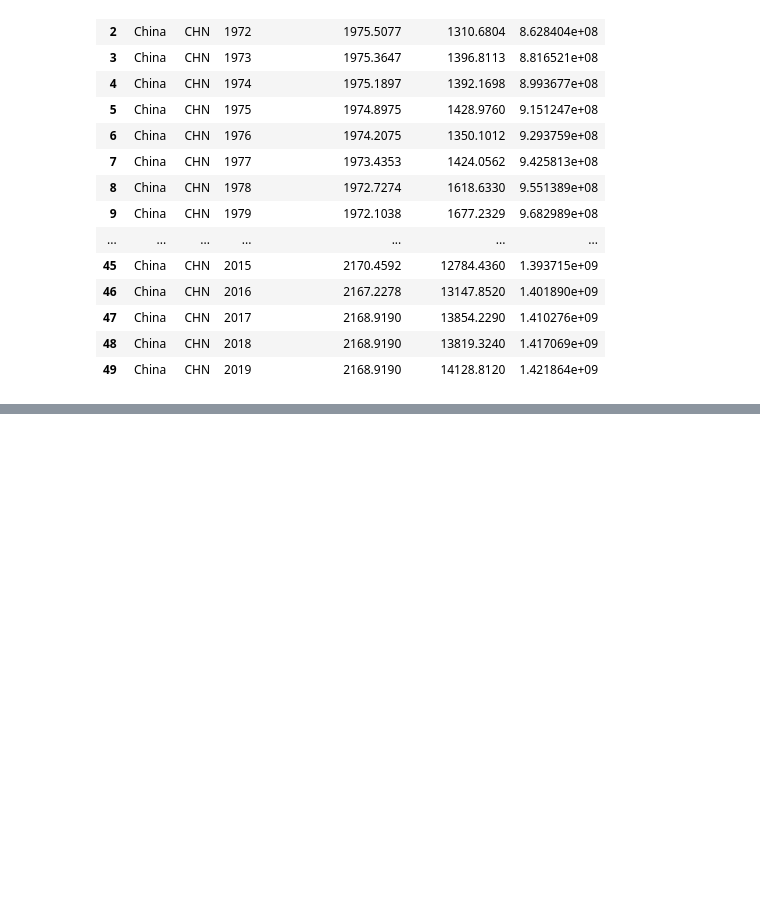
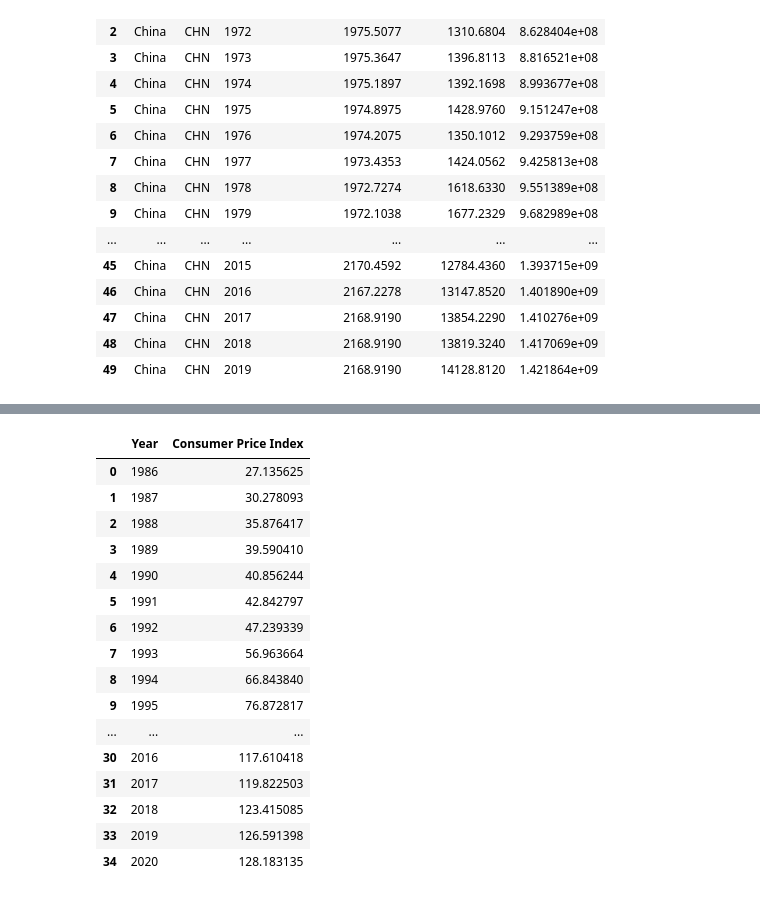
Before and after one commit to QIYIHAN/DE-on-GDP-and-Economy, a Jupyter notebook: Article Data Fetching(OCR+SVG)/Article Data Fetching(OCR).ipynb, the cells around one changed output, grey strips where cells are left out. Cells and saved outputs as stored; diff of their text form; code cells hidden in the pictures; blank space fills up the shorter version.

```diff
--- a/Article Data Fetching(OCR+SVG)/Article Data Fetching(OCR).ipynb
+++ b/Article Data Fetching(OCR+SVG)/Article Data Fetching(OCR).ipynb
@@ -255,0 +266,25 @@ result2_1
+# %%
+#### Method A: WebPlotDigitizer
+Consumer_Price_Index_raw = pd.read_csv('Consumer Price Index_raw.csv')
+Consumer_Price_Index_raw.columns = ['Year','Consumer Price Index']
+Consumer_Price_Index_raw['Year'] = Consumer_Price_Index_raw['Year'].apply(int)
+result3_1 = Consumer_Price_Index_raw.groupby('Year')['Consumer Price Index'].mean().reset_index()
+result3_1
+# %% [output]
+|  | Year | Consumer Price Index |
+| 0 | 1986 | 27.135625 |
+| 1 | 1987 | 30.278093 |
+| 2 | 1988 | 35.876417 |
+| 3 | 1989 | 39.590410 |
+| 4 | 1990 | 40.856244 |
+| 5 | 1991 | 42.842797 |
+| 6 | 1992 | 47.239339 |
+| 7 | 1993 | 56.963664 |
+| 8 | 1994 | 66.843840 |
+| 9 | 1995 | 76.872817 |
+| ... | ... | ... |
+| 30 | 2016 | 117.610418 |
+| 31 | 2017 | 119.822503 |
+| 32 | 2018 | 123.415085 |
+| 33 | 2019 | 126.591398 |
+| 34 | 2020 | 128.183135 |
```
Also changed, not shown: parts of 26 cells of this notebook.
